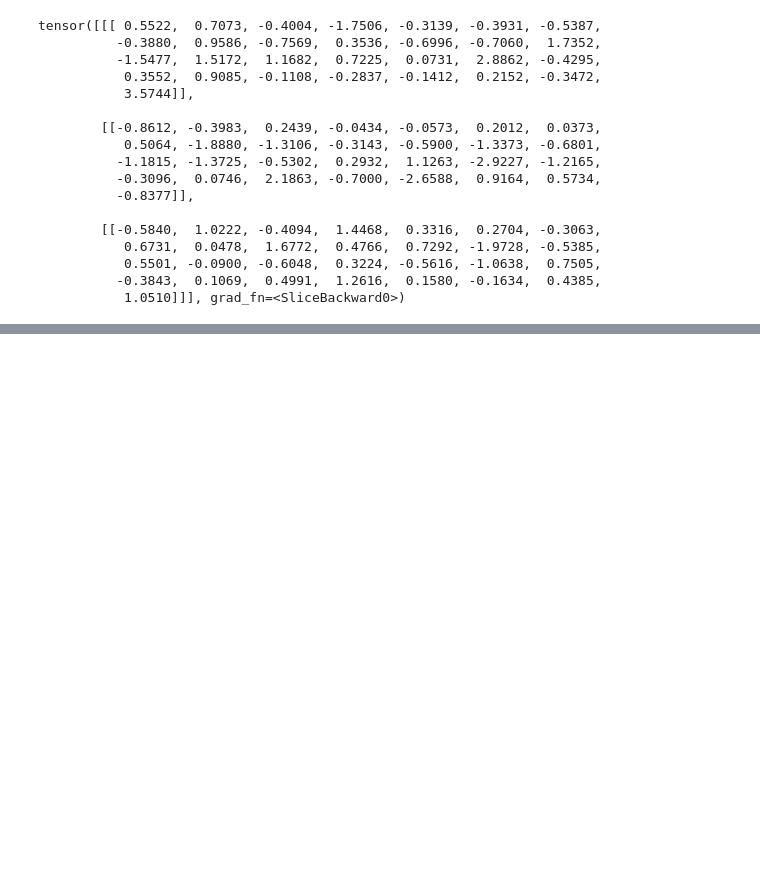
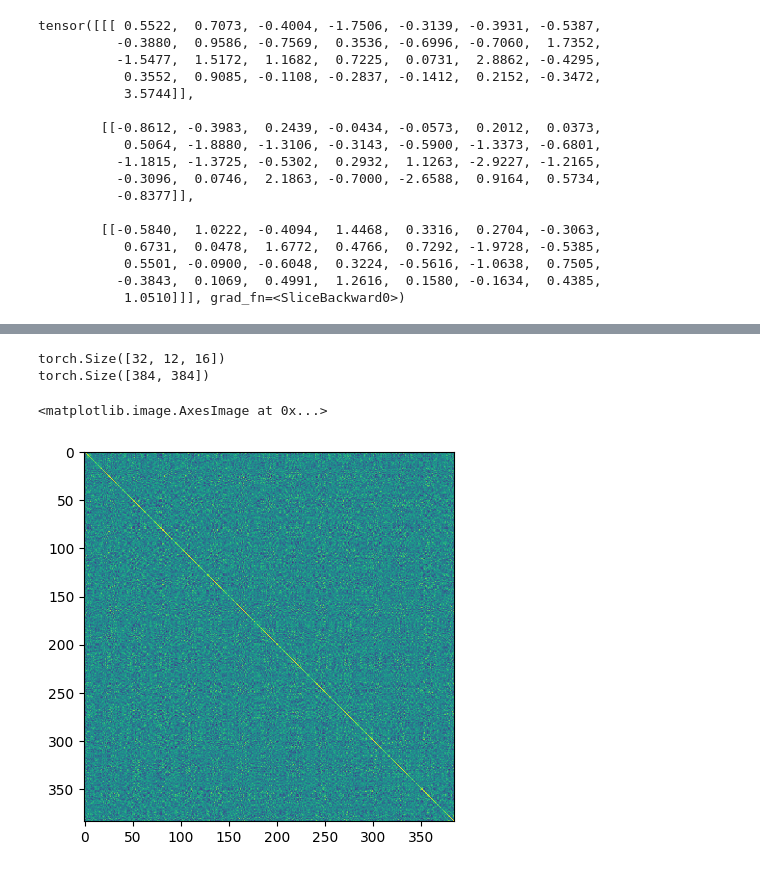
Before and after one commit to robflynnyh/asr_training_scripts, a Jupyter notebook: ipynbs/t.ipynb, the cells around one changed output, grey strips where cells are left out. Cells and saved outputs as stored; diff of their text form; code cells hidden in the pictures; blank space fills up the shorter version.

```diff
--- a/ipynbs/t.ipynb
+++ b/ipynbs/t.ipynb
@@ -2937,0 +2876,18 @@ torch.Size([4096, 4096])
+# %%
+codebook = tlm.layers.vq.codebook
+# l2 norm of codebook
+codebook_norm = codebook / codebook.norm(dim=-1, keepdim=True)
+# lets plot the similarity matrix
+print(codebook_norm.shape)
+#similarity = einsumops(codebook_norm, codebook_norm, 'h v d, h j d -> h v j')
+#similarity = rearrange(similarity, 'h v j -> (h v) j')
+codebook_norm = rearrange(codebook_norm, 'h v d -> (h v) d')
+similarity = (codebook_norm @ codebook_norm.T)
+print(similarity.shape)
+# lets plot the similarity matrix
+plt.imshow(similarity.detach().cpu().numpy())
+# %% [output]
+torch.Size([32, 12, 16])
+torch.Size([384, 384])
+<matplotlib.image.AxesImage at 0x...>
+[figure, added]
```
Also changed, not shown: parts of 38 cells of this notebook, 25 other files.
